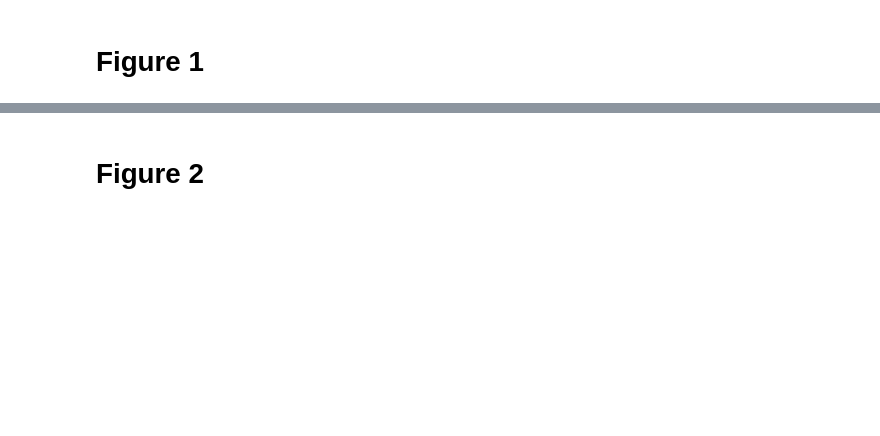
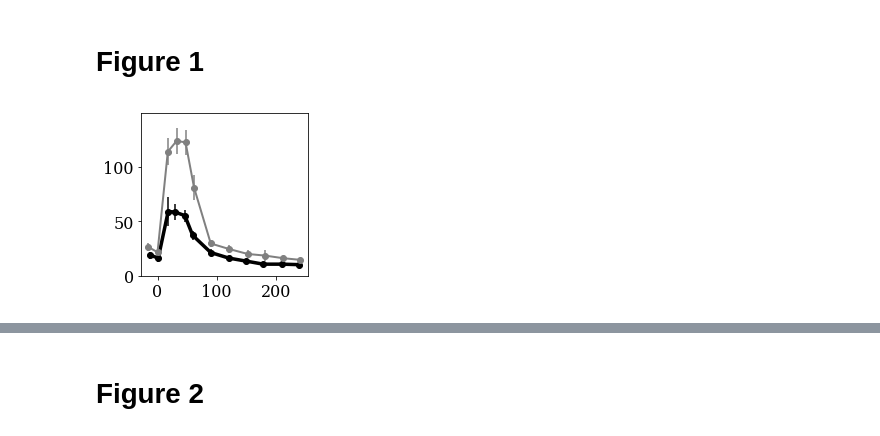
Before and after one commit to omerka-weizmann/hpa_dynamics, a Jupyter notebook: main.ipynb, the cells around one changed output, grey strips where cells are left out. Saved outputs shown, nothing was run; the diff lists cells and outputs as text; code cells hidden in the pictures; blank space fills up the shorter version.

```diff
--- a/main.ipynb
+++ b/main.ipynb
@@ -11,7 +13,7 @@ import os
 # %% [markdown]
 # Figure 1
 # %%
-def init_fig(aspect=(4,3),fontsize=16):
+def init_fig(aspect=(4,3),fontsize=16,n=1):
     plt.rc('font', family='serif')
     plt.rc('xtick', labelsize=fontsize)
     plt.rc('ytick', labelsize=fontsize)
@@ -20,9 +22,11 @@ def init_fig(aspect=(4,3),fontsize=16):
               'legend.handlelength': 2}
     plt.rcParams.update(params)
 
-    fig = plt.figure(figsize=aspect)
-    ax = fig.add_subplot(1, 1, 1)
-    return ax,fig
+    fig,axs = plt.subplots(n, 1, sharey=False,sharex=True,figsize = aspect)
+    plt.subplots_adjust(wspace=0, hspace=0)
+    if n==1:
+        axs = [axs,]
+    return axs,fig
 
 def paper_ready_fig(result,ylabel,ymin,ymax):
     ax,fig = init_fig()
@@ -42,41 +46,41 @@ def gen_dir(dirname):
             os.mkdir(path)
     return path
 # %%
-def plot_data(datasets,baseline,variable_name,dirname,fname=None,ylim=None):
+def plot_data(datasets_list,baseline,dirname,fname):
     if not fname == None:
         path = gen_dir(dirname)
-
+    n = len(datasets_list)
     widths = (3.5,2,3.5)
     cols = ('k','gray','purple')
-    ax,fig = init_fig(aspect=(3,3))
-    if ylim == None:
-        if variable_name == 'ACTH':
-            ylim = (0,40)
-        elif variable_name == 'cortisol':
-            ylim = (0,60)
-    for dat,col,width in zip(datasets,cols[:len(datasets)],widths[:len(datasets)]):
-        ax.errorbar(dat[:,0],dat[:,1]/baseline,yerr=dat[:,-1]/baseline, fmt='o',color=col)
-        ax.plot(dat[:,0],dat[:,1]/baseline,color=col,linewidth=width)
-        ax.set_ylim(ylim)
+    axs,fig = init_fig(aspect=(3,3*n),n=n)
+
+    for datasets,ax in zip(datasets_list,axs):
+        for dat,col,width in zip(datasets,cols[:len(datasets)],widths[:len(datasets)]):
+            ax.errorbar(dat[:,0],dat[:,1]/baseline,yerr=dat[:,-1]/baseline, fmt='o',color=col)
+            ax.plot(dat[:,0],dat[:,1]/baseline,color=col,linewidth=width)
+        ymax = np.max([np.max((dat[:,1]+dat[:,-1])/baseline) for dat in datasets])
+        ax.set_ylim((0,1.1*ymax))
         if not fname == None:
             fig.savefig(os.path.join(path,fname + "_experiment.pdf"),bbox_inches='tight')
 # %%
 """
 Major depressive disorders.
 Data from:
 Data from Blunting of ACTH response to human CRH in depressed patients is avoided by metyrapone pretreatment
 von Bardeleben et al.
 https://www.ncbi.nlm.nih.gov/pubmed/2852510
 """
 
 data_depr_ACTH = np.matrix([(-0.21, 18.98, 3.24), (0.02, 16.2, 3.24), (0.3, 58.8, 12.96), (0.49, 58.33, 7.41), (0.77, 55.09, 5.56), (0.99, 37.04, 4.16), (1.5, 21.3, 2.77), (2.01, 16.2, 1.86), (2.5, 13.43, 0.92), (2.98, 10.65, 1.85), (3.51, 10.65, 0.46), (4.0, 10.19, 0.92)])
 data_healthy_ACTH = np.matrix([(-0.26, 26.43, 3.47), (0.0, 21.53, 4.36), (0.29, 113.58, 12.62), (0.54, 123.48, 12.18), (0.79, 122.06, 11.74), (1.03, 80.66, 11.31), (1.5, 29.58, 3.47), (2.01, 24.58, 3.47), (2.54, 19.99, 3.49), (3.03, 18.48, 5.23), (3.55, 16.08, 1.74), (4.03, 14.57, 1.29)])
 data_meth_ACTH  = np.matrix([(-0.22, 75.36, 9.84), (0.03, 71.09, 10.3), (0.29, 178.29, 25.76), (0.54, 186.19, 34.66), (0.82, 204.86, 37.01), (1.04, 159.38, 31.85), (1.51, 100.72, 19.67), (2.0, 79.53, 15.45), (2.48, 70.05, 10.29), (3.01, 75.54, 17.33), (3.49, 67.47, 15.92), (3.98, 76.72, 23.42)])
 for data in (data_depr_ACTH,data_healthy_ACTH,data_meth_ACTH):
     data[:,0] = data[:,0]*60
 
-plot_data((data_depr_ACTH,data_healthy_ACTH,data_meth_ACTH),
-          1,'ACTH','ACTH_CRH_CHALLENGE',dirname="DEPRESSION_DATA",ylim=(0,250))
+plot_data(((data_depr_ACTH,data_healthy_ACTH),),
+          1,fname='ACTH_CRH_CHALLENGE',dirname="DEPRESSION_DATA")
+# %% [output]
+[figure, added]
 # %%
 """
 Anorexia
```
Also changed, not shown: parts of 9 cells of this notebook.
